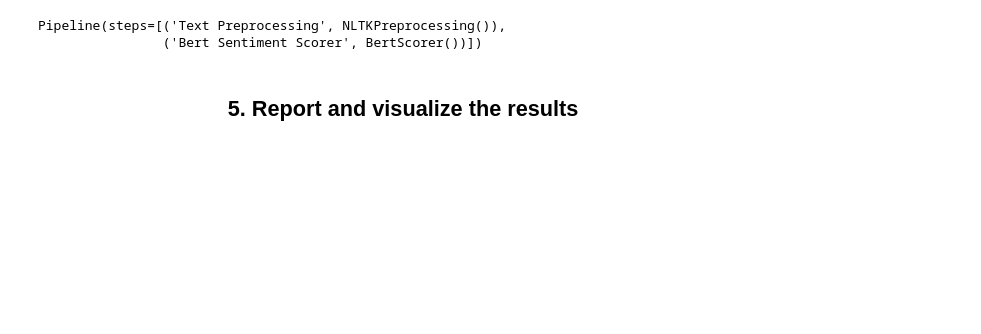
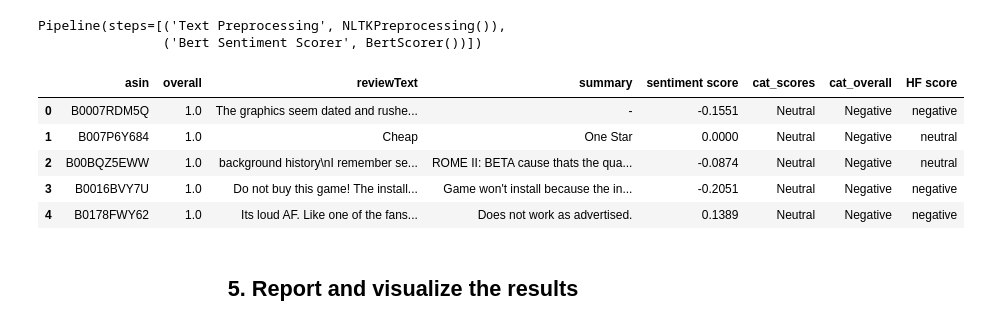
Before and after one commit to bglid/NLTK_Sentiment_Analysis, a Jupyter notebook: vgame_sent_analysis.ipynb, the cells around one changed output. Cells and saved outputs as stored; diff of their text form; code cells hidden in the pictures; blank space fills up the shorter version.

Commit message:
Adding HF scores

```diff
--- a/vgame_sent_analysis.ipynb
+++ b/vgame_sent_analysis.ipynb
@@ -368,5 +366,16 @@ hf_pipeline
 # %% [output]
 Pipeline(steps=[('Text Preprocessing', NLTKPreprocessing()),
                 ('Bert Sentiment Scorer', BertScorer())])
+# %%
+hf_review_scores, hf_review_labels = hf_pipeline.fit_transform(sampled_reviews['reviewText'])
+# %%
+sampled_reviews['HF score'] = hf_review_labels
+# %% [output]
+|  | asin | overall | reviewText | summary | sentiment score | cat_scores | cat_overall | HF score |
+| 0 | B0007RDM5Q | 1.0 | The graphics seem dated and rushe... | - | -0.1551 | Neutral | Negative | negative |
+| 1 | B007P6Y684 | 1.0 | Cheap | One Star | 0.0000 | Neutral | Negative | neutral |
+| 2 | B00BQZ5EWW | 1.0 | background history\nI remember se... | ROME II: BETA cause thats the qua... | -0.0874 | Neutral | Negative | neutral |
+| 3 | B0016BVY7U | 1.0 | Do not buy this game! The install... | Game won't install because the in... | -0.2051 | Neutral | Negative | negative |
+| 4 | B0178FWY62 | 1.0 | Its loud AF. Like one of the fans... | Does not work as advertised. | 0.1389 | Neutral | Negative | negative |
 # %% [markdown]
 ## <p style = "text-align:center;"><b> 5. Report and visualize the results</b></p>
```
Also changed, not shown: parts of 6 cells of this notebook.
